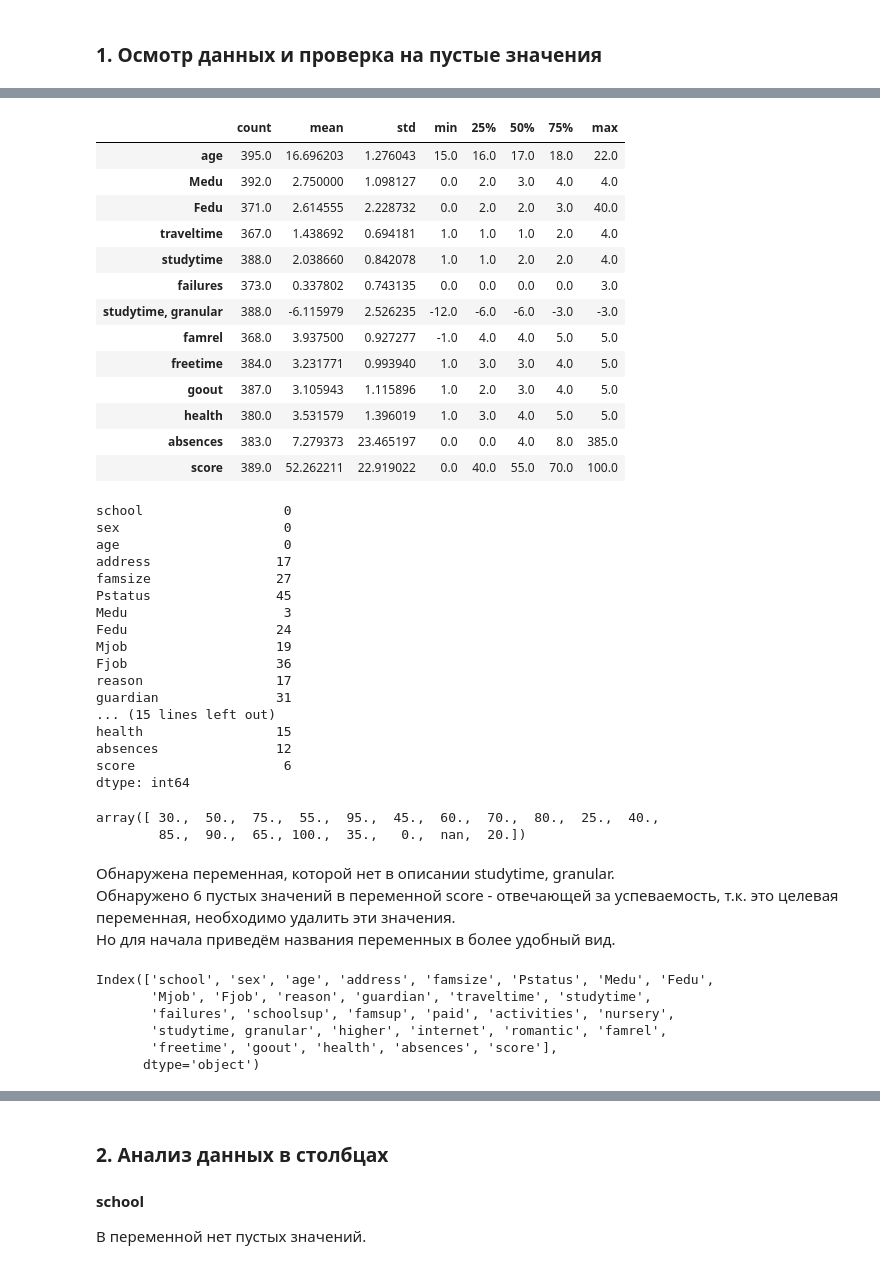
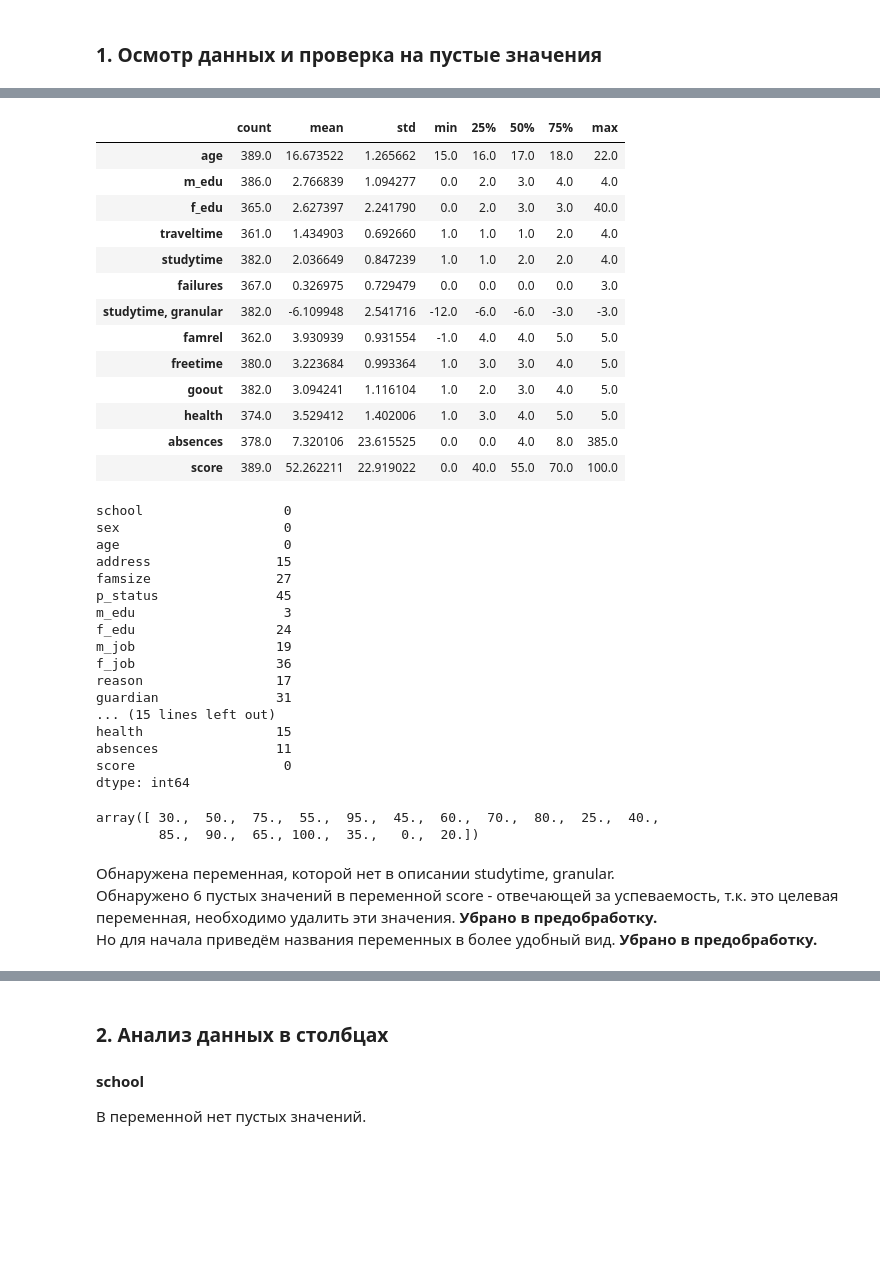
Before and after one commit to Ruslan-Lis/Skill_Factory, a Jupyter notebook: module_2/Project_2_EDA_R_Lisin.ipynb, the cells around one changed output, grey strips where cells are left out. Drawn from its saved outputs; the diff is of its cells as text; code cells hidden in the pictures; blank space fills up the shorter version.

```diff
--- a/module_2/Project_2_EDA_R_Lisin.ipynb
+++ b/module_2/Project_2_EDA_R_Lisin.ipynb
@@ -69,6 +70,23 @@ pd.set_option('display.max_columns', 50) # показывать больше к
 # %%
 stud_math = pd.read_csv('stud_math.csv')
 # %%
+df = stud_math.copy()
+
+# переименуем колонки для удобства
+df.columns = ('school', 'sex', 'age', 'address', 'famsize',
+                     'p_status', 'm_edu', 'f_edu', 'm_job', 'f_job',
+                     'reason', 'guardian', 'traveltime', 'studytime',
+                     'failures', 'schoolsup', 'famsup', 'paid',
+                     'activities', 'nursery', 'studytime, granular',
+                     'higher', 'internet', 'romantic', 'famrel',
+                     'freetime', 'goout', 'health', 'absences', 'score')
+
+
+# удалим пропущенные значения в переменной score
+delete_df = df[df.score.isna()]
+df = df.drop(delete_df.index)
+
+
 def outliers_check(sample):
     ''' The function takes Pandas.Series
         then calculate outliers
@@ -128,55 +140,46 @@ memory usage: 92.7+ KB
 # %%
-display(stud_math.describe().T)
+display(df.describe().T)
 # %% [output]
 |  | count | mean | std | min | 25% | 50% | 75% | max |
-| age | 395.0 | 16.696203 | 1.276043 | 15.0 | 16.0 | 17.0 | 18.0 | 22.0 |
-| Medu | 392.0 | 2.750000 | 1.098127 | 0.0 | 2.0 | 3.0 | 4.0 | 4.0 |
-| Fedu | 371.0 | 2.614555 | 2.228732 | 0.0 | 2.0 | 2.0 | 3.0 | 40.0 |
-| traveltime | 367.0 | 1.438692 | 0.694181 | 1.0 | 1.0 | 1.0 | 2.0 | 4.0 |
-| studytime | 388.0 | 2.038660 | 0.842078 | 1.0 | 1.0 | 2.0 | 2.0 | 4.0 |
-| failures | 373.0 | 0.337802 | 0.743135 | 0.0 | 0.0 | 0.0 | 0.0 | 3.0 |
-| studytime, granular | 388.0 | -6.115979 | 2.526235 | -12.0 | -6.0 | -6.0 | -3.0 | -3.0 |
-| famrel | 368.0 | 3.937500 | 0.927277 | -1.0 | 4.0 | 4.0 | 5.0 | 5.0 |
-| freetime | 384.0 | 3.231771 | 0.993940 | 1.0 | 3.0 | 3.0 | 4.0 | 5.0 |
-| goout | 387.0 | 3.105943 | 1.115896 | 1.0 | 2.0 | 3.0 | 4.0 | 5.0 |
-| health | 380.0 | 3.531579 | 1.396019 | 1.0 | 3.0 | 4.0 | 5.0 | 5.0 |
-| absences | 383.0 | 7.279373 | 23.465197 | 0.0 | 0.0 | 4.0 | 8.0 | 385.0 |
+| age | 389.0 | 16.673522 | 1.265662 | 15.0 | 16.0 | 17.0 | 18.0 | 22.0 |
+| m_edu | 386.0 | 2.766839 | 1.094277 | 0.0 | 2.0 | 3.0 | 4.0 | 4.0 |
+| f_edu | 365.0 | 2.627397 | 2.241790 | 0.0 | 2.0 | 3.0 | 3.0 | 40.0 |
+| traveltime | 361.0 | 1.434903 | 0.692660 | 1.0 | 1.0 | 1.0 | 2.0 | 4.0 |
+| studytime | 382.0 | 2.036649 | 0.847239 | 1.0 | 1.0 | 2.0 | 2.0 | 4.0 |
+| failures | 367.0 | 0.326975 | 0.729479 | 0.0 | 0.0 | 0.0 | 0.0 | 3.0 |
+| studytime, granular | 382.0 | -6.109948 | 2.541716 | -12.0 | -6.0 | -6.0 | -3.0 | -3.0 |
+| famrel | 362.0 | 3.930939 | 0.931554 | -1.0 | 4.0 | 4.0 | 5.0 | 5.0 |
+| freetime | 380.0 | 3.223684 | 0.993364 | 1.0 | 3.0 | 3.0 | 4.0 | 5.0 |
+| goout | 382.0 | 3.094241 | 1.116104 | 1.0 | 2.0 | 3.0 | 4.0 | 5.0 |
+| health | 374.0 | 3.529412 | 1.402006 | 1.0 | 3.0 | 4.0 | 5.0 | 5.0 |
+| absences | 378.0 | 7.320106 | 23.615525 | 0.0 | 0.0 | 4.0 | 8.0 | 385.0 |
 | score | 389.0 | 52.262211 | 22.919022 | 0.0 | 40.0 | 55.0 | 70.0 | 100.0 |
 # %%
-stud_math.isna().sum()
+df.isna().sum()
 # %% [output]
 school                  0
 sex                     0
 age                     0
-address                17
+address                15
 famsize                27
-Pstatus                45
-Medu                    3
-Fedu                   24
-Mjob                   19
-Fjob                   36
+p_status               45
+m_edu                   3
+f_edu                  24
+m_job                  19
+f_job                  36
 reason                 17
 guardian               31
 ... (15 lines left out)
 health                 15
-absences               12
-score                   6
+absences               11
+score                   0
 dtype: int64
 # %%
-stud_math.score.unique()
+df.score.unique()
 # %% [output]
 array([ 30.,  50.,  75.,  55.,  95.,  45.,  60.,  70.,  80.,  25.,  40.,
-        85.,  90.,  65., 100.,  35.,   0.,  nan,  20.])
+        85.,  90.,  65., 100.,  35.,   0.,  20.])
 # %% [markdown]
 Обнаружена переменная, которой нет в описании studytime, granular.
-Обнаружено 6 пустых значений в переменной score - отвечающей за успеваемость, т.к. это целевая переменная, необходимо удалить эти значения.
-Но для начала приведём названия переменных в более удобный вид.
+Обнаружено 6 пустых значений в переменной score - отвечающей за успеваемость, т.к. это целевая переменная, необходимо удалить эти значения. __Убрано в предобработку.__
+Но для начала приведём названия переменных в более удобный вид. __Убрано в предобработку.__
-# %%
-display(stud_math.columns)
-# %% [output]
-Index(['school', 'sex', 'age', 'address', 'famsize', 'Pstatus', 'Medu', 'Fedu',
-       'Mjob', 'Fjob', 'reason', 'guardian', 'traveltime', 'studytime',
-       'failures', 'schoolsup', 'famsup', 'paid', 'activities', 'nursery',
-       'studytime, granular', 'higher', 'internet', 'romantic', 'famrel',
-       'freetime', 'goout', 'health', 'absences', 'score'],
-      dtype='object')
```
Also changed, not shown: parts of 18 cells of this notebook.
